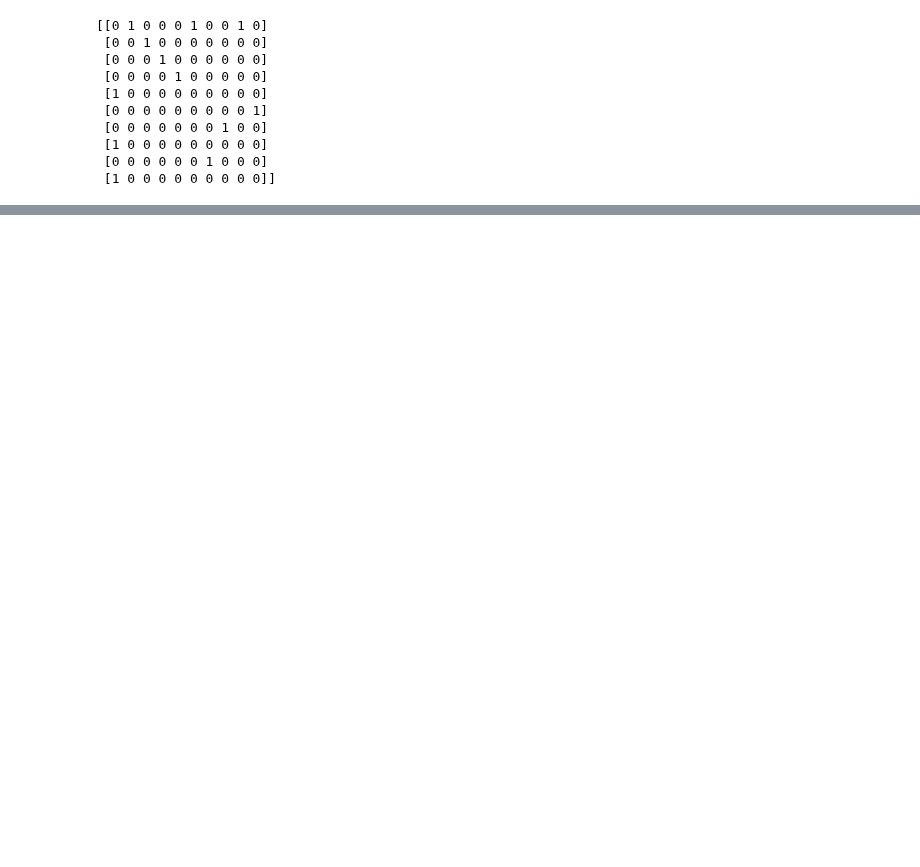
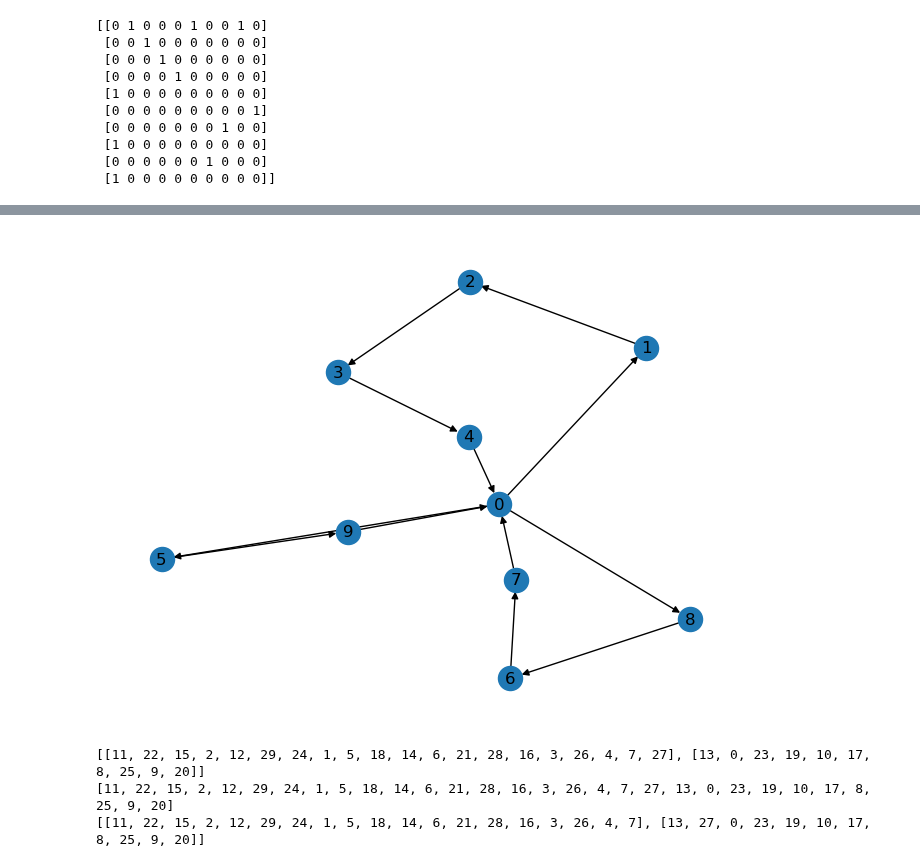
Before and after one commit to Centrale-Project/ICO_Project, a Jupyter notebook: DQN.ipynb, the cells around one changed output, grey strips where cells are left out. Drawn from its saved outputs; the diff is of its cells as text; code cells hidden in the pictures; blank space fills up the shorter version.

Commit message:
Added plots

```diff
--- a/DQN.ipynb
+++ b/DQN.ipynb
@@ -32,7 +32,7 @@ BATCH_SIZE = 32
 MEMORY_SIZE = 1000000
 # %%
 # Extraire tous les arcs de la route
-route = [[1,2,3,4],[8,6,7],[5,9]]
+route = [[0,1,2,3,4],[8,6,7],[5,9]]
 arcs_voiture = set()
 for sous_route in route:
     sous_route = [0]+sous_route+[0]
@@ -82,0 +105,15 @@ def get_matrice_adjacence(route):
+# %%
+import networkx as nx
+
+# Define the edges in the graph
+edges = arcs_voiture
+
+# Create a directed graph from the edge list
+G = nx.DiGraph(edges)
+
+# Draw the graph
+pos = nx.spring_layout(G)
+nx.draw(G, pos, with_labels=True)
+plt.show()
+# %% [output]
+[figure, added]
@@ -91,0 +133,12 @@ def get_solution_random():
+# %%
+#route = get_solution_random(30)
+print(route)
+G =list(itertools.chain.from_iterable(route))
+print(list(itertools.chain.from_iterable(route)))
+G[20],G[19] = G[19],G[20]
+
+print(get_route_version2(G,time_window,Q))
+# %% [output]
+[[11, 22, 15, 2, 12, 29, 24, 1, 5, 18, 14, 6, 21, 28, 16, 3, 26, 4, 7, 27], [13, 0, 23, 19, 10, 17, 8, 25, 9, 20]]
+[11, 22, 15, 2, 12, 29, 24, 1, 5, 18, 14, 6, 21, 28, 16, 3, 26, 4, 7, 27, 13, 0, 23, 19, 10, 17, 8, 25, 9, 20]
+[[11, 22, 15, 2, 12, 29, 24, 1, 5, 18, 14, 6, 21, 28, 16, 3, 26, 4, 7], [13, 27, 0, 23, 19, 10, 17, 8, 25, 9, 20]]
```
Also changed, not shown: parts of 10 cells of this notebook.
